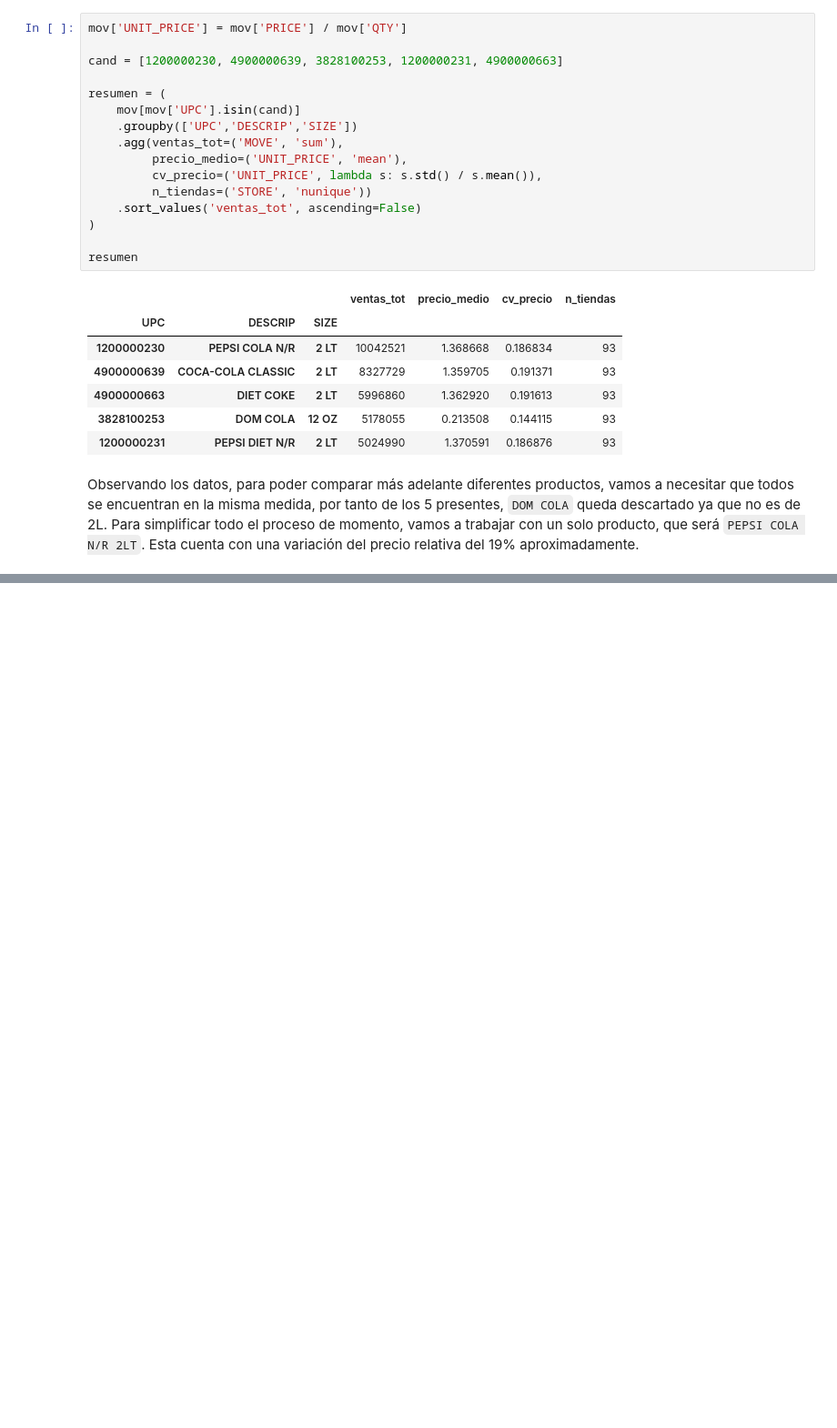
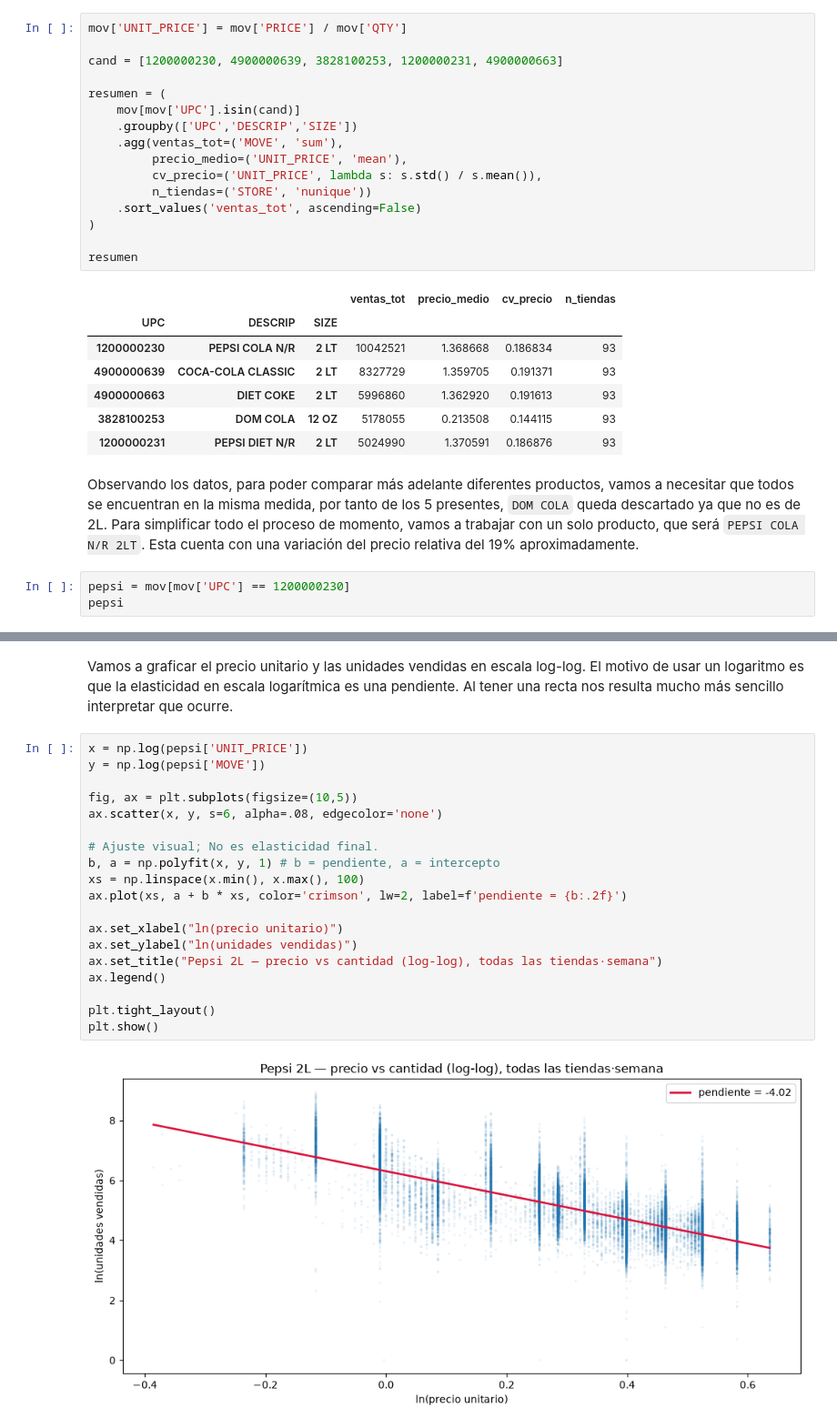
Before and after one commit to ivanfondo/Portafolio-Data-Science-Python, a Jupyter notebook: Pricing-Dominicks/notebooks/01_eda_limpieza.ipynb, the cells around one changed output, grey strips where cells are left out. Shown at 91% size. Saved outputs shown, nothing was run; the diff lists cells and outputs as text; blank space fills up the shorter version.

Commit message:
Finalización de EDA

```diff
--- a/Pricing-Dominicks/notebooks/01_eda_limpieza.ipynb
+++ b/Pricing-Dominicks/notebooks/01_eda_limpieza.ipynb
@@ -407,3 +409,6 @@ resumen
 | 1200000231 | PEPSI DIET N/R | 2 LT | 5024990 | 1.370591 | 0.186876 | 93 |
 # %% [markdown]
 Observando los datos, para poder comparar más adelante diferentes productos, vamos a necesitar que todos se encuentran en la misma medida, por tanto de los 5 presentes, `DOM COLA` queda descartado ya que no es de 2L. Para simplificar todo el proceso de momento, vamos a trabajar con un solo producto, que será `PEPSI COLA N/R 2LT`. Esta cuenta con una variación del precio relativa del 19% aproximadamente.
+# %%
+pepsi = mov[mov['UPC'] == 1200000230]
+pepsi
@@ -409,0 +429,23 @@ Observando los datos, para poder comparar más adelante diferentes productos, va
+# %% [markdown]
+Vamos a graficar el precio unitario y las unidades vendidas en escala log-log. El motivo de usar un logaritmo es que la elasticidad en escala logarítmica es una pendiente. Al tener una recta nos resulta mucho más sencillo interpretar que ocurre.
+# %%
+x = np.log(pepsi['UNIT_PRICE'])
+y = np.log(pepsi['MOVE'])
+
+fig, ax = plt.subplots(figsize=(10,5))
+ax.scatter(x, y, s=6, alpha=.08, edgecolor='none')
+
+# Ajuste visual; No es elasticidad final.
+b, a = np.polyfit(x, y, 1) # b = pendiente, a = intercepto
+xs = np.linspace(x.min(), x.max(), 100)
+ax.plot(xs, a + b * xs, color='crimson', lw=2, label=f'pendiente = {b:.2f}')
+
+ax.set_xlabel("ln(precio unitario)")
+ax.set_ylabel("ln(unidades vendidas)")
+ax.set_title("Pepsi 2L — precio vs cantidad (log-log), todas las tiendas·semana")
+ax.legend()
+
+plt.tight_layout()
+plt.show()
+# %% [output]
+[figure, added]
```
Also changed, not shown: parts of 12 cells of this notebook.
